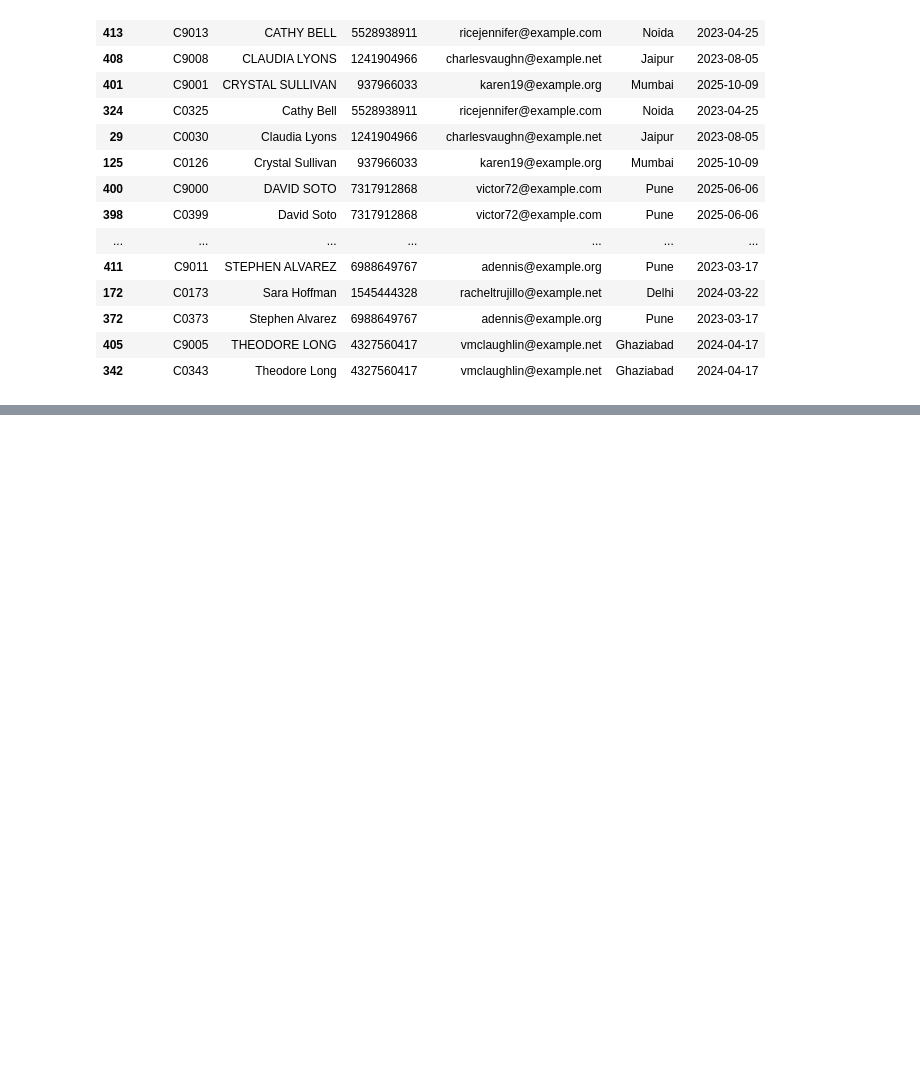
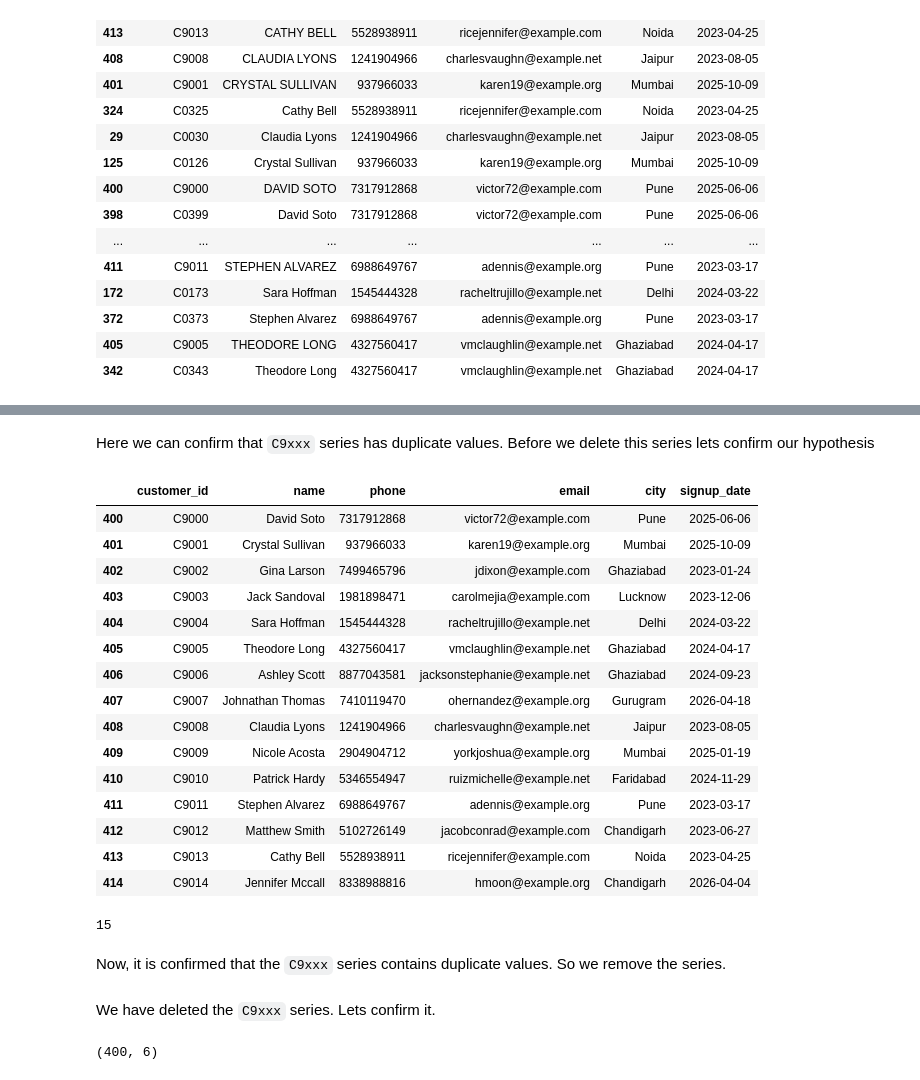
Before and after one commit to Namishkaushik/Projects, a Jupyter notebook: Project-4 Vulcan/clean_data.ipynb, the cells around one changed output, grey strips where cells are left out. Saved outputs shown, nothing was run; the diff lists cells and outputs as text; code cells hidden in the pictures; blank space fills up the shorter version.

```diff
--- a/Project-4 Vulcan/clean_data.ipynb
+++ b/Project-4 Vulcan/clean_data.ipynb
@@ -482,0 +518,27 @@ customers_clean[
+# %% [markdown]
+Here we can confirm that `C9xxx` series has duplicate values. Before we delete this series lets confirm our hypothesis
+# %%
+customers_clean[customers_clean['customer_id'].str.startswith('C90')].sort_values(['customer_id','name'])
+# %% [output]
+|  | customer_id | name | phone | email | city | signup_date |
+| 400 | C9000 | David Soto | 7317912868 | victor72@example.com | Pune | 2025-06-06 |
+| 401 | C9001 | Crystal Sullivan | 937966033 | karen19@example.org | Mumbai | 2025-10-09 |
+| 402 | C9002 | Gina Larson | 7499465796 | jdixon@example.com | Ghaziabad | 2023-01-24 |
+| 403 | C9003 | Jack Sandoval | 1981898471 | carolmejia@example.com | Lucknow | 2023-12-06 |
+| 404 | C9004 | Sara Hoffman | 1545444328 | racheltrujillo@example.net | Delhi | 2024-03-22 |
+| 405 | C9005 | Theodore Long | 4327560417 | vmclaughlin@example.net | Ghaziabad | 2024-04-17 |
+| 406 | C9006 | Ashley Scott | 8877043581 | jacksonstephanie@example.net | Ghaziabad | 2024-09-23 |
+| 407 | C9007 | Johnathan Thomas | 7410119470 | ohernandez@example.org | Gurugram | 2026-04-18 |
+| 408 | C9008 | Claudia Lyons | 1241904966 | charlesvaughn@example.net | Jaipur | 2023-08-05 |
+| 409 | C9009 | Nicole Acosta | 2904904712 | yorkjoshua@example.org | Mumbai | 2025-01-19 |
+| 410 | C9010 | Patrick Hardy | 5346554947 | ruizmichelle@example.net | Faridabad | 2024-11-29 |
+| 411 | C9011 | Stephen Alvarez | 6988649767 | adennis@example.org | Pune | 2023-03-17 |
+| 412 | C9012 | Matthew Smith | 5102726149 | jacobconrad@example.com | Chandigarh | 2023-06-27 |
+| 413 | C9013 | Cathy Bell | 5528938911 | ricejennifer@example.com | Noida | 2023-04-25 |
+| 414 | C9014 | Jennifer Mccall | 8338988816 | hmoon@example.org | Chandigarh | 2026-04-04 |
+# %%
+customers_clean[customers_clean['customer_id'].str.startswith('C90')].shape[0]
+# %% [output]
+15
+# %% [markdown]
+Now, it is confirmed that the `C9xxx` series contains duplicate values. So we remove the series.
@@ -482,0 +547,6 @@ customers_clean[
+# %% [markdown]
+We have deleted the `C9xxx` series. Lets confirm it.
+# %%
+customers_clean.shape
+# %% [output]
+(400, 6)
```
Also changed, not shown: parts of 7 cells of this notebook.
